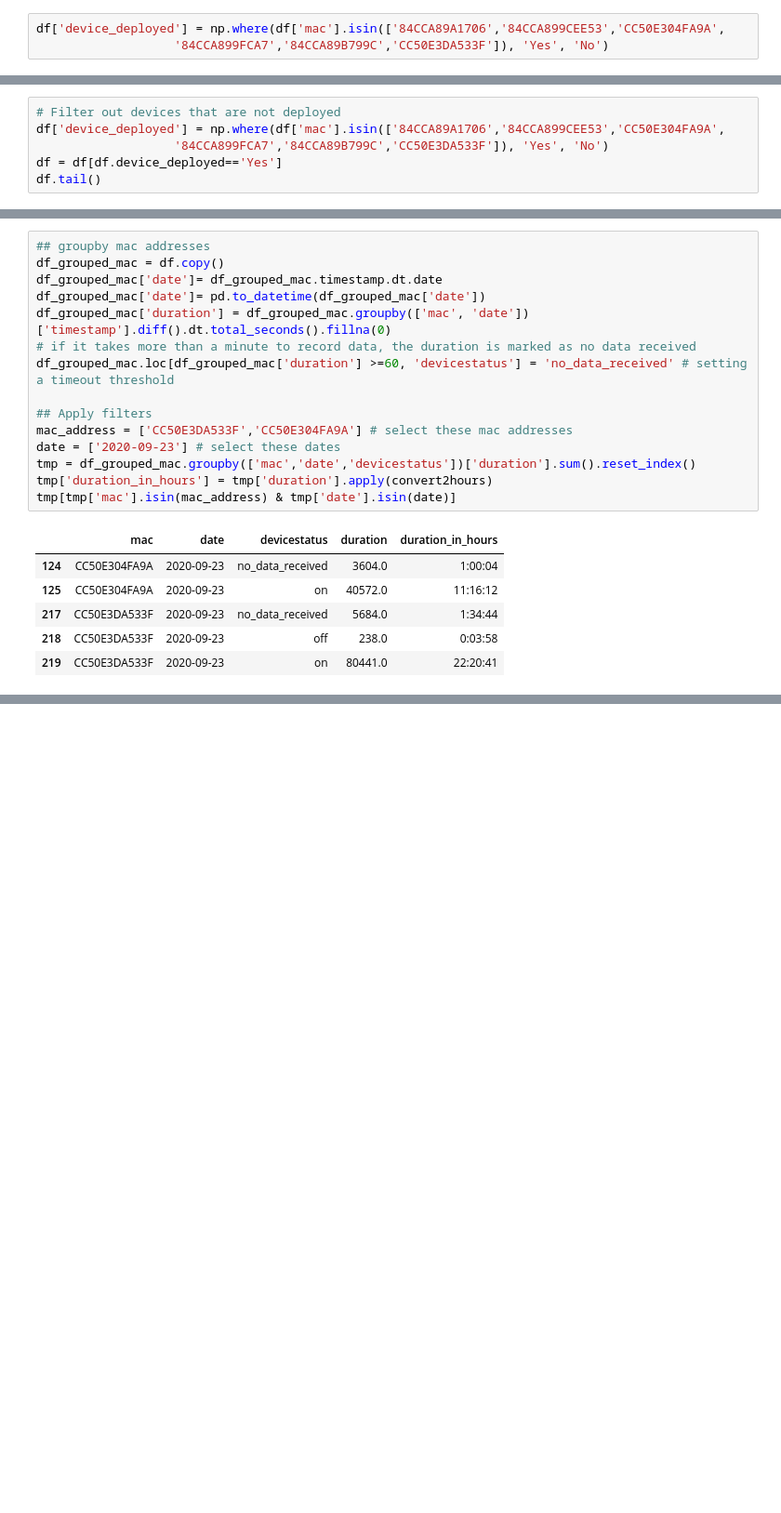
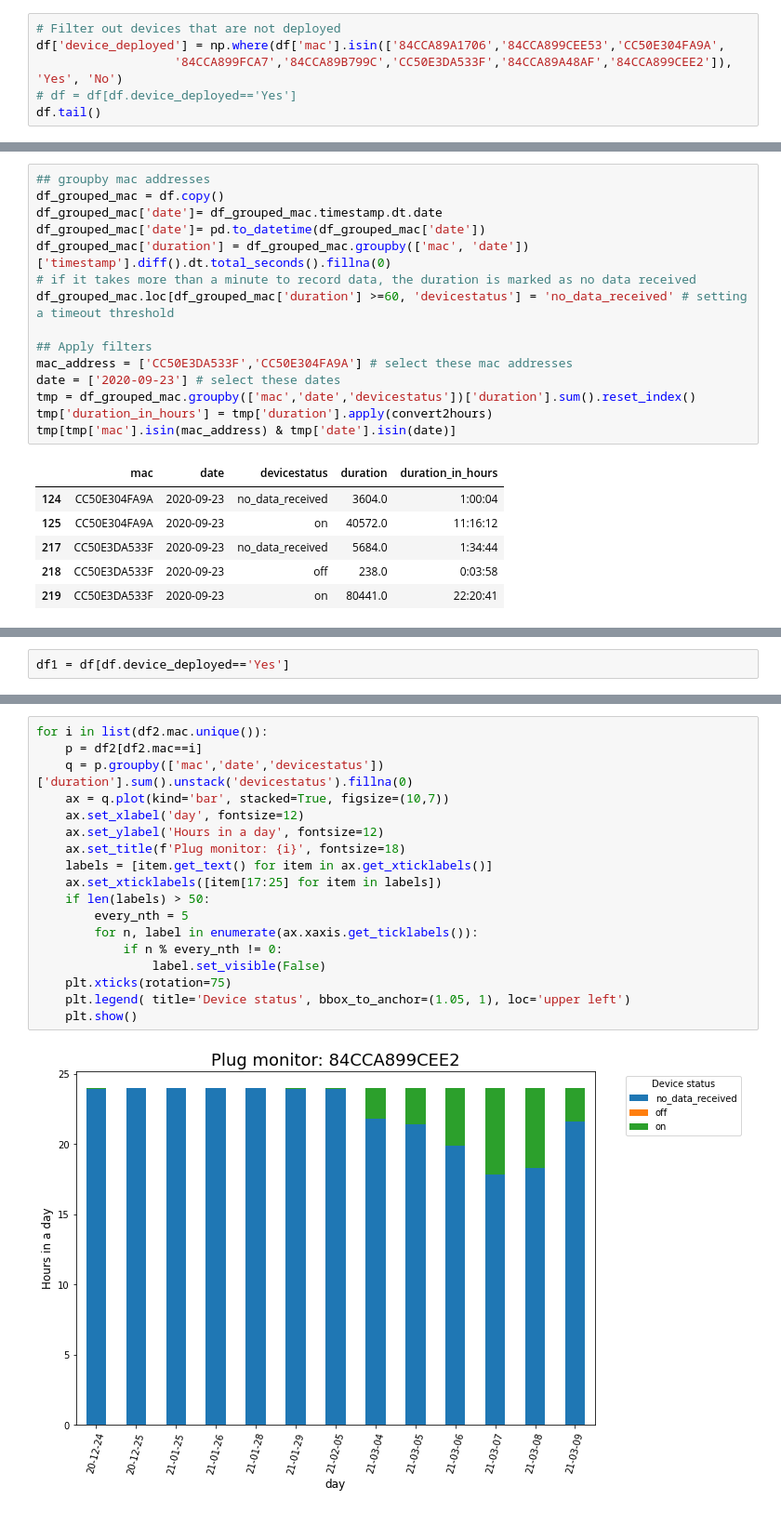
Before and after one commit to mugyenyij/U20_project, a Jupyter notebook: U20_notebook.ipynb, the cells around one changed output, grey strips where cells are left out. Shown at 93% size. Saved outputs shown, nothing was run; the diff lists cells and outputs as text; blank space fills up the shorter version.

Commit message:
Computing no. of hours devuce is on

```diff
--- a/U20_notebook.ipynb
+++ b/U20_notebook.ipynb
@@ -33,3 +37,6 @@ Wall time: 39.4 s
 # %%
+# Filter out devices that are not deployed
 df['device_deployed'] = np.where(df['mac'].isin(['84CCA89A1706','84CCA899CEE53','CC50E304FA9A',
-                   '84CCA899FCA7','84CCA89B799C','CC50E3DA533F']), 'Yes', 'No')
+                   '84CCA899FCA7','84CCA89B799C','CC50E3DA533F','84CCA89A48AF','84CCA899CEE2']), 'Yes', 'No')
+# df = df[df.device_deployed=='Yes']
+df.tail()
@@ -36,6 +49,0 @@ df['device_deployed'] = np.where(df['mac'].isin(['84CCA89A1706','84CCA899CEE53',
-# %%
-# Filter out devices that are not deployed
-df['device_deployed'] = np.where(df['mac'].isin(['84CCA89A1706','84CCA899CEE53','CC50E304FA9A',
-                   '84CCA899FCA7','84CCA89B799C','CC50E3DA533F']), 'Yes', 'No')
-df = df[df.device_deployed=='Yes']
-df.tail()
@@ -131,0 +126,2 @@ tmp[tmp['mac'].isin(mac_address) & tmp['date'].isin(date)]
+# %%
+df1 = df[df.device_deployed=='Yes']
@@ -131,0 +168,20 @@ tmp[tmp['mac'].isin(mac_address) & tmp['date'].isin(date)]
+# %%
+for i in list(df2.mac.unique()):
+    p = df2[df2.mac==i]
+    q = p.groupby(['mac','date','devicestatus'])['duration'].sum().unstack('devicestatus').fillna(0)
+    ax = q.plot(kind='bar', stacked=True, figsize=(10,7))
+    ax.set_xlabel('day', fontsize=12)
+    ax.set_ylabel('Hours in a day', fontsize=12)
+    ax.set_title(f'Plug monitor: {i}', fontsize=18)
+    labels = [item.get_text() for item in ax.get_xticklabels()]
+    ax.set_xticklabels([item[17:25] for item in labels])
+    if len(labels) > 50:
+        every_nth = 5
+        for n, label in enumerate(ax.xaxis.get_ticklabels()):
+            if n % every_nth != 0:
+                label.set_visible(False)
+    plt.xticks(rotation=75)
+    plt.legend( title='Device status', bbox_to_anchor=(1.05, 1), loc='upper left')
+    plt.show()
+# %% [output]
+[figure, added]
```
Also changed, not shown: parts of 13 cells of this notebook.
